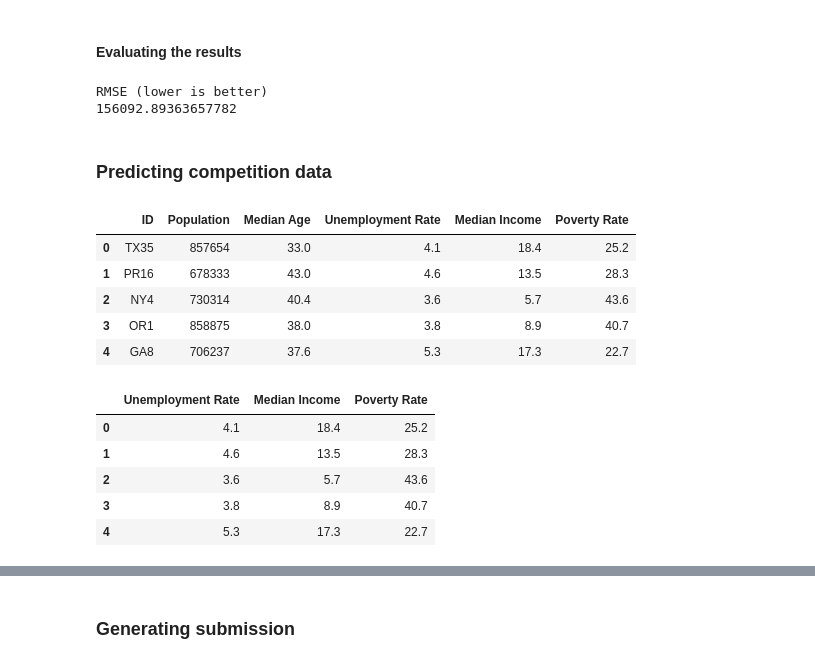
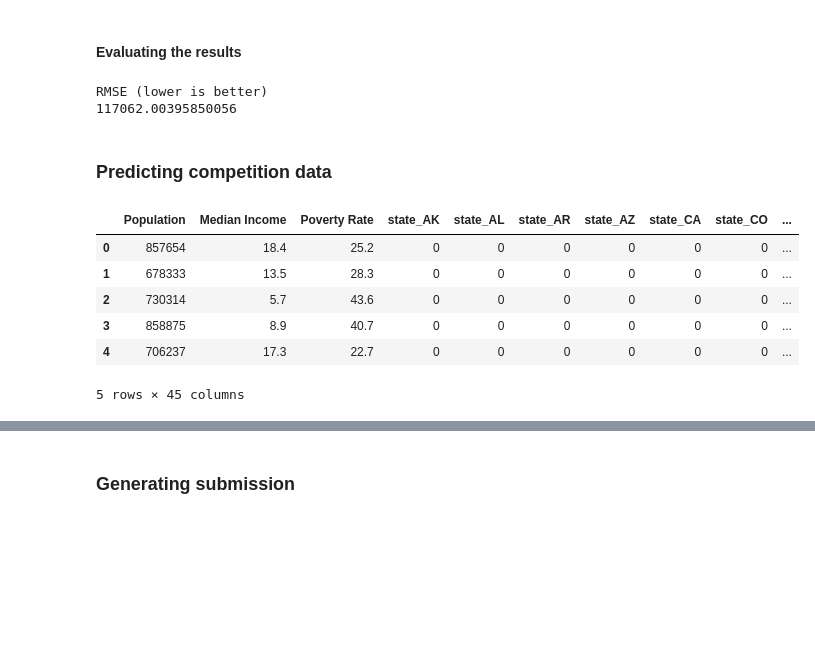
Before and after one commit to BoltStrike77/AIS-Summer-Comp, a Jupyter notebook: AIS-Summer.ipynb, the cells around one changed output, grey strips where cells are left out. Cells and saved outputs as stored; diff of their text form; code cells hidden in the pictures; blank space fills up the shorter version.

```diff
--- a/AIS-Summer.ipynb
+++ b/AIS-Summer.ipynb
@@ -45,0 +121,6 @@ Name: Median House Price, dtype: int64
+# %%
+# adding back the house prices
+dummied_data['Median House Price'] = y
+dummied_data.drop(dummied_data.tail(12).index, inplace = True)
+dummied_data.fillna(0, inplace = True)
+print(dummied_data.isnull())
@@ -45,0 +145,4 @@ Name: Median House Price, dtype: int64
+# %%
+# customizing features
+features = dummied_data.columns.values.tolist()
+features.remove('Median House Price')
@@ -46,6 +160,6 @@ Name: Median House Price, dtype: int64
 # %%
 # creating X
-features = ['Unemployment Rate', 'Median Income', 'Poverty Rate']
-X = all_data[features]
+X = dummied_data[features]
 X.head()
+X.describe()
 # %% [output]
@@ -88,0 +194,4 @@ sns.relplot(
+# %%
+# features editing
+features.remove('Median Age')
+features.remove('Unemployment Rate')
@@ -111,34 +227,23 @@ def evaluate(model, X_test, y_test):
 # %%
 # evaluating model
 model = RandomForestRegressor(random_state = 42, criterion = 'squared_error', max_features = None)
-model.fit(X_train_scaled, y_train)
+model.fit(X_train, y_train)
 print('RMSE (lower is better)')
-base_accuracy = evaluate(model, X_test_scaled, y_test)
+base_accuracy = evaluate(model, X_test, y_test)
 # %% [output]
 RMSE (lower is better)
-156092.89363657782
+117062.00395850056
 # %% [markdown]
 ### Predicting competition data
-# %%
-# reading competition data
-competition_data_path = 'C:\\Users\\advay\\OneDrive\\Desktop\\Coding\\VSCode\\Python\\AIS Summer Comp 2022\\evaluation_input.csv'
-competition_data = pd.read_csv(competition_data_path)
-competition_data.head()
-# %% [output]
-|  | ID | Population | Median Age | Unemployment Rate | Median Income | Poverty Rate |
-| 0 | TX35 | 857654 | 33.0 | 4.1 | 18.4 | 25.2 |
-| 1 | PR16 | 678333 | 43.0 | 4.6 | 13.5 | 28.3 |
-| 2 | NY4 | 730314 | 40.4 | 3.6 | 5.7 | 43.6 |
-| 3 | OR1 | 858875 | 38.0 | 3.8 | 8.9 | 40.7 |
-| 4 | GA8 | 706237 | 37.6 | 5.3 | 17.3 | 22.7 |
 # %%
 # creating competition X
-competition_X = competition_data[features]
-competition_X.head()
+dummied_competition_X = dummied_test_data[features]
+dummied_competition_X.head()
 # %% [output]
-|  | Unemployment Rate | Median Income | Poverty Rate |
-| 0 | 4.1 | 18.4 | 25.2 |
-| 1 | 4.6 | 13.5 | 28.3 |
-| 2 | 3.6 | 5.7 | 43.6 |
-| 3 | 3.8 | 8.9 | 40.7 |
-| 4 | 5.3 | 17.3 | 22.7 |
+|  | Population | Median Income | Poverty Rate | state_AK | state_AL | state_AR | state_AZ | state_CA | state_CO | ... |
+| 0 | 857654 | 18.4 | 25.2 | 0 | 0 | 0 | 0 | 0 | 0 | ... |
+| 1 | 678333 | 13.5 | 28.3 | 0 | 0 | 0 | 0 | 0 | 0 | ... |
+| 2 | 730314 | 5.7 | 43.6 | 0 | 0 | 0 | 0 | 0 | 0 | ... |
+| 3 | 858875 | 8.9 | 40.7 | 0 | 0 | 0 | 0 | 0 | 0 | ... |
+| 4 | 706237 | 17.3 | 22.7 | 0 | 0 | 0 | 0 | 0 | 0 | ... |
+5 rows × 45 columns
```
Also changed, not shown: parts of 28 cells of this notebook, 2 other files.
